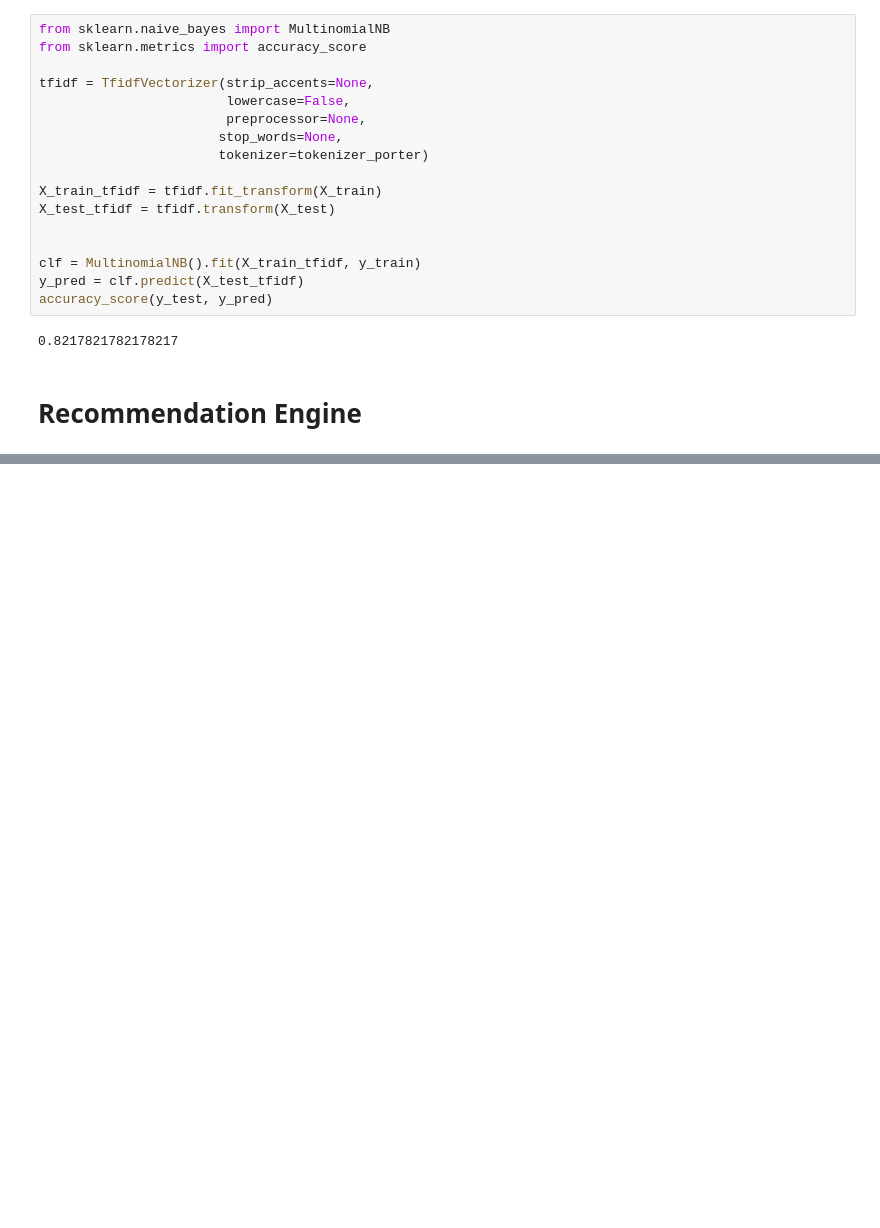
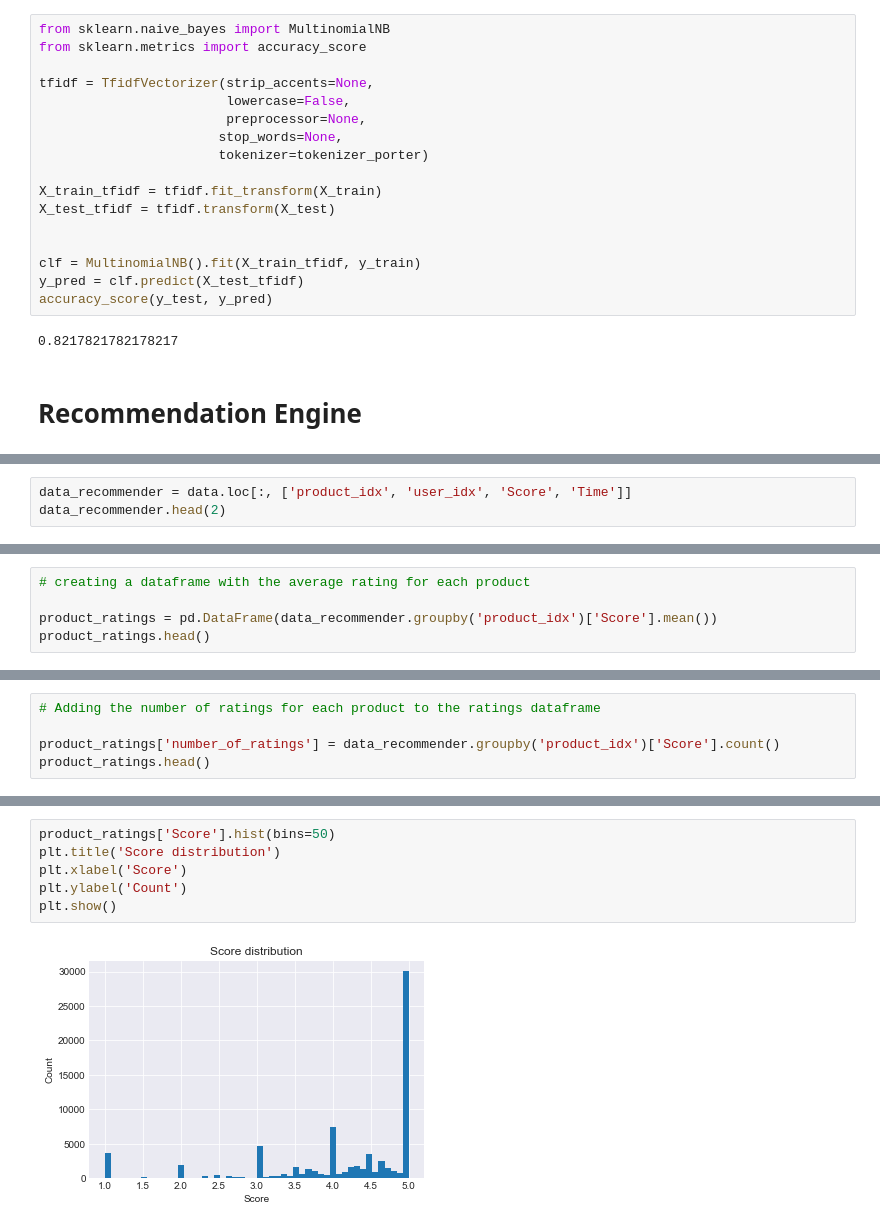
Before and after one commit to javadzabihi/Amazon_Reviews, a Jupyter notebook: Amazon_Reviews.ipynb, the cells around one changed output, grey strips where cells are left out. Saved outputs shown, nothing was run; the diff lists cells and outputs as text; blank space fills up the shorter version.

```diff
--- a/Amazon_Reviews.ipynb
+++ b/Amazon_Reviews.ipynb
@@ -550,0 +326,3 @@ CaseInsensitiveDefaultDict(list,
+# %%
+data_recommender = data.loc[:, ['product_idx', 'user_idx', 'Score', 'Time']]
+data_recommender.head(2)
@@ -550,0 +392,5 @@ CaseInsensitiveDefaultDict(list,
+# %%
+# creating a dataframe with the average rating for each product
+
+product_ratings = pd.DataFrame(data_recommender.groupby('product_idx')['Score'].mean())
+product_ratings.head()
@@ -550,0 +405,5 @@ CaseInsensitiveDefaultDict(list,
+# %%
+# Adding the number of ratings for each product to the ratings dataframe
+
+product_ratings['number_of_ratings'] = data_recommender.groupby('product_idx')['Score'].count()
+product_ratings.head()
@@ -550,0 +433,8 @@ CaseInsensitiveDefaultDict(list,
+# %%
+product_ratings['Score'].hist(bins=50)
+plt.title('Score distribution')
+plt.xlabel('Score')
+plt.ylabel('Count')
+plt.show()
+# %% [output]
+[figure, added]
```
Also changed, not shown: parts of 121 cells of this notebook.
